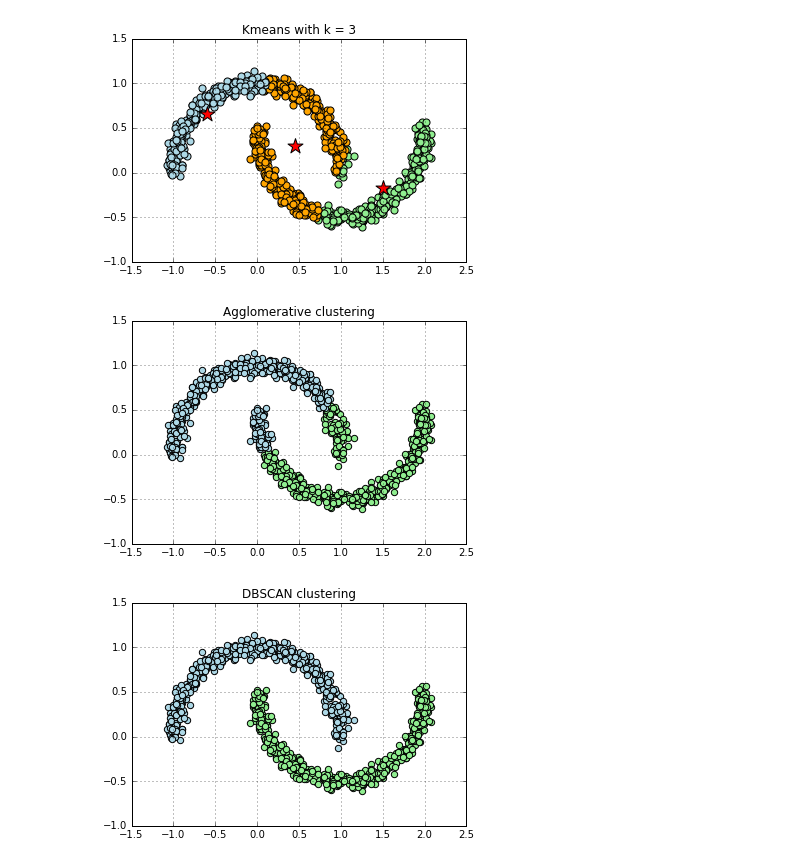
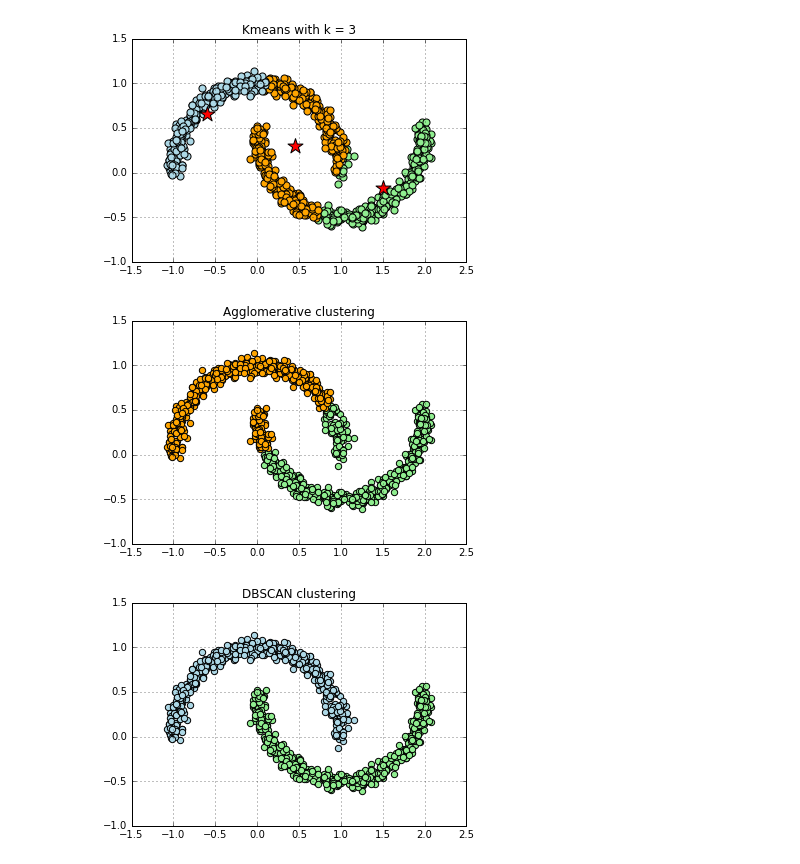
Before and after one commit to YanpuLi/YanpuLi.github.io, a Jupyter notebook: Clustering.ipynb, the cells around one changed output. Drawn from its saved outputs; the diff is of its cells as text; code cells hidden in the pictures.

```diff
--- a/Clustering.ipynb
+++ b/Clustering.ipynb
@@ -272,25 +272,25 @@ plt.show()
 # %%
 
 ac = AgglomerativeClustering(n_clusters=2, affinity='euclidean', linkage='complete')
 y_ac = ac.fit_predict(X2)
 plt.scatter(X2[y_ac==0,0],
             X2[y_ac==0,1],
             c='lightgreen',
             marker='o',
             s=40,
             label='cluster 1')
 plt.scatter(X2[y_ac==1,0],
             X2[y_ac==1,1],
-            c='lightblue',
+            c='orange',
             marker='o',
             s=40,
             label='cluster 2')
 plt.title('Agglomerative clustering')
 #plt.legend()
 plt.grid()
 plt.show()
 # %% [output]
-[figure, old version]
+[figure, new version]
 # %%
 from sklearn.cluster import DBSCAN
 db = DBSCAN(eps=0.2,
```
Also changed, not shown: 2 other files.
